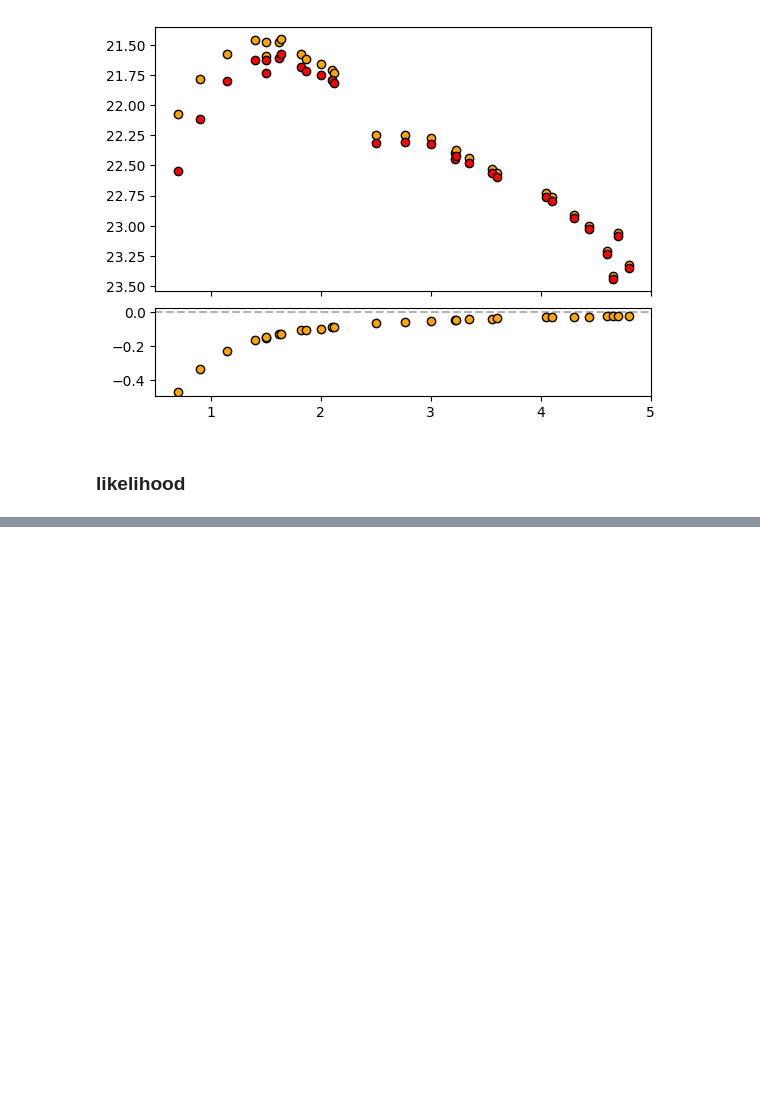
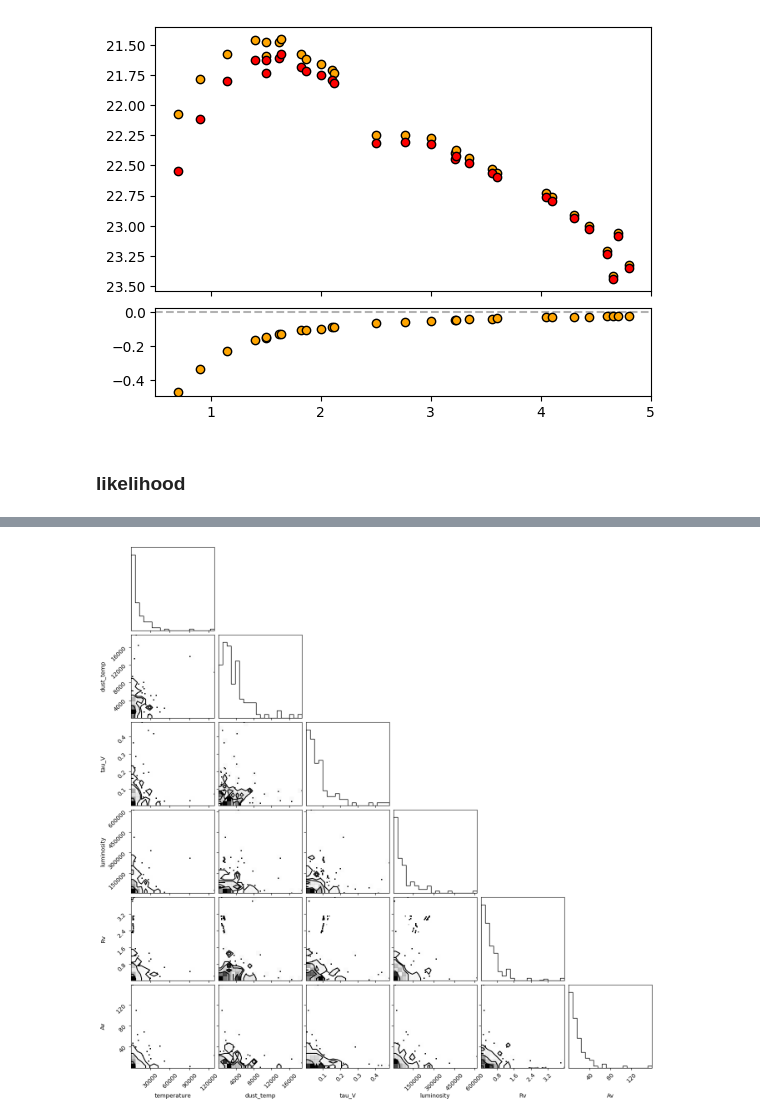
Before and after one commit to aswinsuresh24/rsg_phot, a Jupyter notebook: mcmc.ipynb, the cells around one changed output, grey strips where cells are left out. Drawn from its saved outputs; the diff is of its cells as text; code cells hidden in the pictures; blank space fills up the shorter version.

```diff
--- a/mcmc.ipynb
+++ b/mcmc.ipynb
@@ -368,6 +351,27 @@ plt.gca().invert_yaxis()
 %autoreload 2
 
 from mcmc import mcmc
+# %%
+keep_narrow = False
+testcol = rsgcat.sample(1).iloc[0]
+# testcol = rsgcat.loc[rsgcat['index'] == 15941]
+
+phot = {'mag': testcol[magcols].values,
+        'magerr': testcol[errcols].values,
+        'inst_filt': np.array(flts),
+        'index': f'ngc5643_{int(testcol['index'])}'}
+
+if not keep_narrow:
+        fl_mask = np.array(['N' in i for i in phot['inst_filt']])
+        phot['mag'] = phot['mag'][~fl_mask]
+        phot['magerr'] = phot['magerr'][~fl_mask]
+        phot['inst_filt'] = phot['inst_filt'][~fl_mask]
+
+limmask = (phot['mag'] > 90.0) | (phot['magerr'] > 90.0) | (np.isnan(phot['mag'])) | (np.isnan(phot['magerr']))
+phot['mag'] = phot['mag'][~limmask]
+phot['magerr'] = phot['magerr'][~limmask]
+phot['inst_filt'] = phot['inst_filt'][~limmask]
 # %%
 mc_obj = mcmc(dm=30.57, dmerr=0.06)
+mc_obj.verbose = True
 # %%
@@ -377,0 +411,8 @@ TypeError: cannot unpack non-iterable numpy.float64 object
+# %%
+import corner
+
+fig = corner.corner(
+    sample, labels=mc_obj.model_fit_params[mc_obj.model_type],
+);
+# %% [output]
+[figure, added]
```
Also changed, not shown: parts of 15 cells of this notebook, 1 other file.
